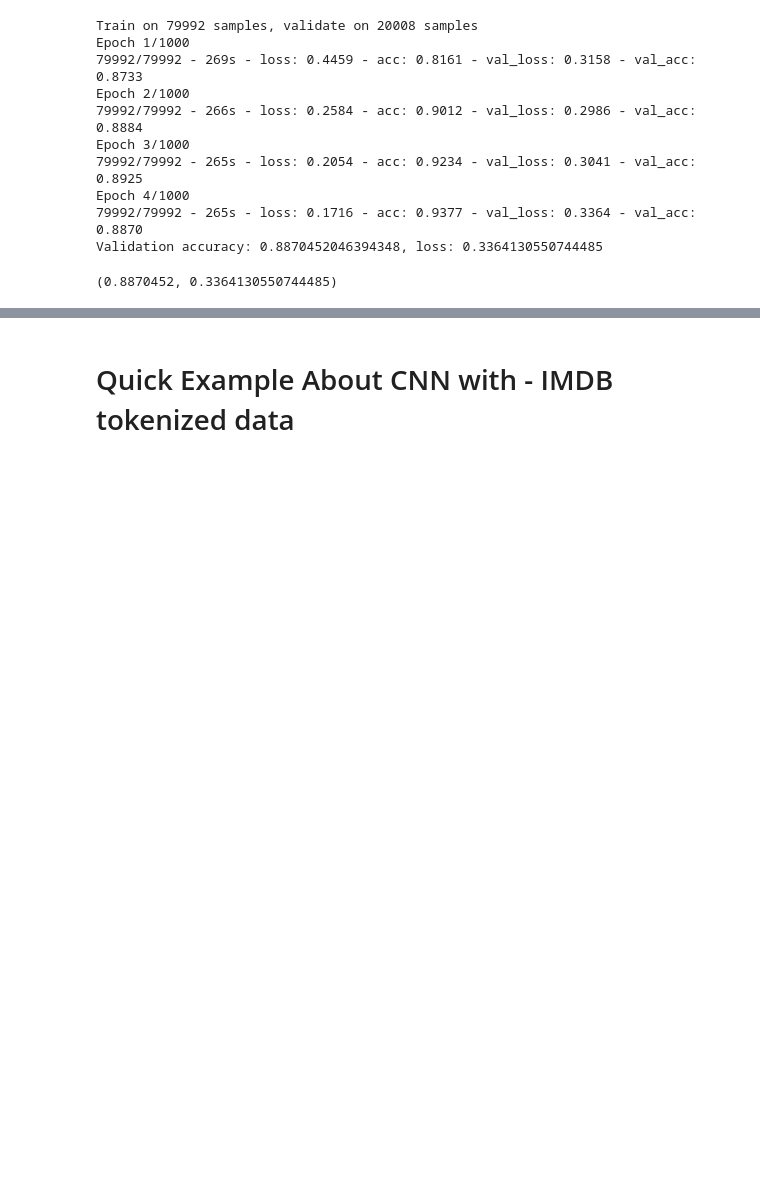
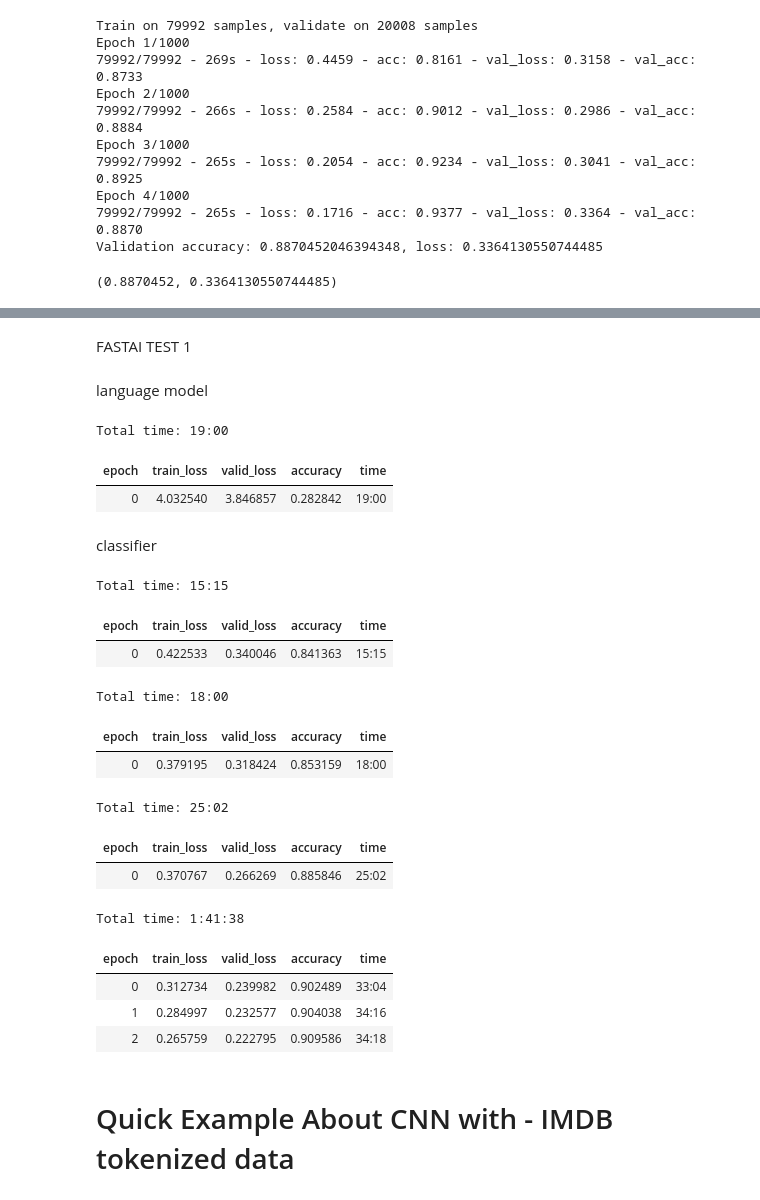
Before and after one commit to binliu0630/Deep_Learning, a Jupyter notebook: Amazon_tensorflow2_0.ipynb, the cells around one changed output, grey strips where cells are left out. Drawn from its saved outputs; the diff is of its cells as text; code cells hidden in the pictures; blank space fills up the shorter version.

```diff
--- a/Amazon_tensorflow2_0.ipynb
+++ b/Amazon_tensorflow2_0.ipynb
@@ -402,0 +482,4 @@ Validation accuracy: 0.8870452046394348, loss: 0.3364130550744485
+# %% [markdown]
+FASTAI TEST 1
+# %% [markdown]
+language model
@@ -402,0 +488,6 @@ Validation accuracy: 0.8870452046394348, loss: 0.3364130550744485
+# %%
+learn.fit_one_cycle(1)
+# %% [output]
+Total time: 19:00
+| epoch | train_loss | valid_loss | accuracy | time |
+| 0 | 4.032540 | 3.846857 | 0.282842 | 19:00 |
@@ -403,3 +496,37 @@ Validation accuracy: 0.8870452046394348, loss: 0.3364130550744485
+# %% [markdown]
+classifier
+# %%
+learn = text_classifier_learner(data_clas, AWD_LSTM, drop_mult=0.5)
+learn.load_encoder('fine')
+# %%
+learn.fit_one_cycle(1)
+# %% [output]
+Total time: 15:15
+| epoch | train_loss | valid_loss | accuracy | time |
+| 0 | 0.422533 | 0.340046 | 0.841363 | 15:15 |
+# %%
+learn.freeze_to(-2)
+learn.fit_one_cycle(1)
+# %% [output]
+Total time: 18:00
+| epoch | train_loss | valid_loss | accuracy | time |
+| 0 | 0.379195 | 0.318424 | 0.853159 | 18:00 |
+# %%
+learn.freeze_to(-3)
+learn.fit_one_cycle(1)
+# %% [output]
+Total time: 25:02
+| epoch | train_loss | valid_loss | accuracy | time |
+| 0 | 0.370767 | 0.266269 | 0.885846 | 25:02 |
+# %%
+learn.unfreeze()
+learn.fit_one_cycle(3)
+# %% [output]
+Total time: 1:41:38
+| epoch | train_loss | valid_loss | accuracy | time |
+| 0 | 0.312734 | 0.239982 | 0.902489 | 33:04 |
+| 1 | 0.284997 | 0.232577 | 0.904038 | 34:16 |
+| 2 | 0.265759 | 0.222795 | 0.909586 | 34:18 |
 # %% [markdown]
 # Quick Example About CNN with - IMDB tokenized data
 # %%
```
Also changed, not shown: parts of 23 cells of this notebook.
